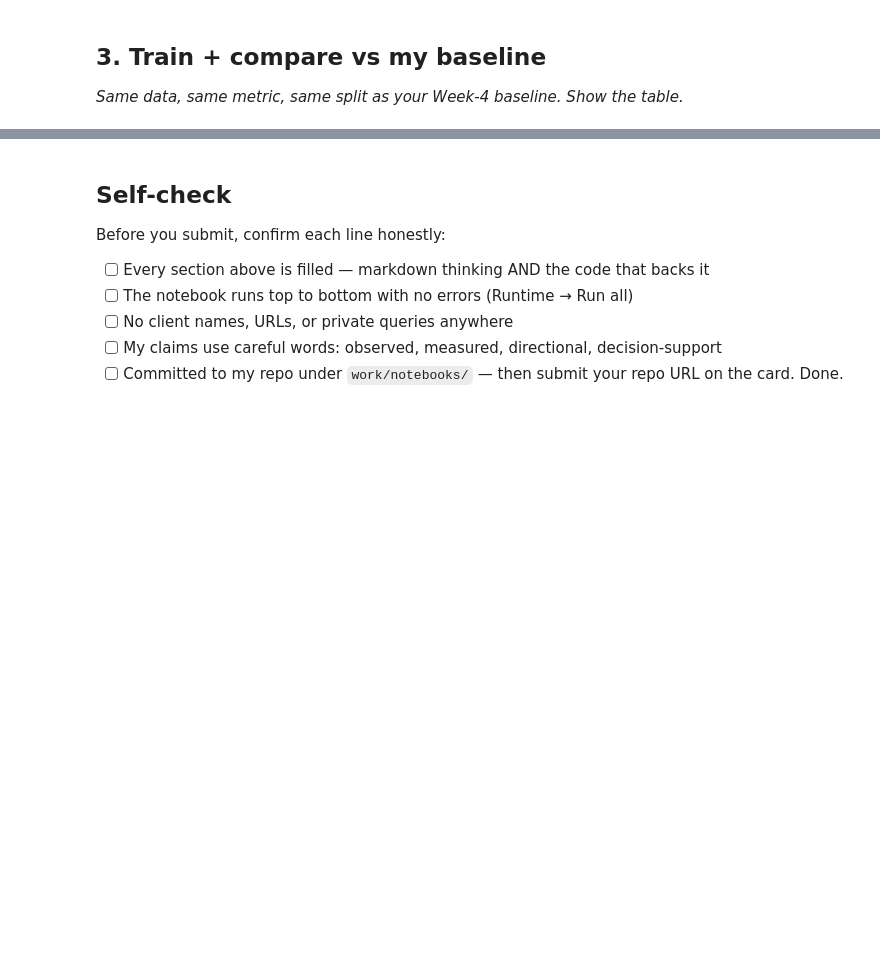
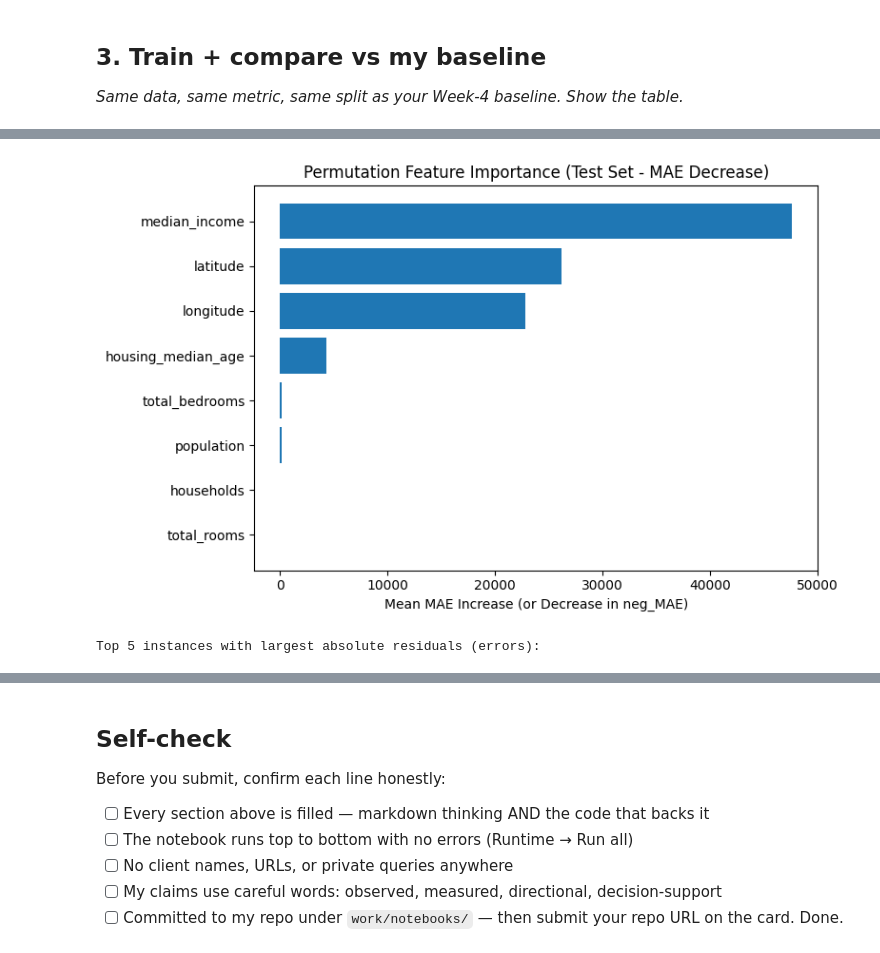
Before and after one commit to ayush0121n/flyrank-ml-assignment, a Jupyter notebook: work/notebooks/w05_model.ipynb, the cells around one changed output, grey strips where cells are left out. Cells and saved outputs as stored; diff of their text form; code cells hidden in the pictures; blank space fills up the shorter version.

```diff
--- a/work/notebooks/w05_model.ipynb
+++ b/work/notebooks/w05_model.ipynb
@@ -36,0 +121,37 @@ This skeleton is yours to fill. Work the sections **in order** — each one has
+# %%
+# This cell is for CODE (numbers, a query, a check).
+# Write your text answer in the cell ABOVE this one — typing sentences here breaks Run All.
+
+# 4a. Permutation Feature Importance
+from sklearn.ensemble import RandomForestRegressor # Ensure Regressor is imported for permutation_importance with Regressor model
+result = permutation_importance(
+    model, X_test, y_test, n_repeats=10, random_state=42, scoring='neg_mean_absolute_error' # Scoring for regression
+)
+sorted_importances_idx = result.importances_mean.argsort()
+
+plt.figure(figsize=(8, 5))
+plt.barh(
+    X_test.columns[sorted_importances_idx],
+    result.importances_mean[sorted_importances_idx],
+)
+plt.title("Permutation Feature Importance (Test Set - MAE Decrease)") # Title adjusted for regression
+plt.xlabel("Mean MAE Increase (or Decrease in neg_MAE)") # Label adjusted
+plt.tight_layout()
+plt.show()
+
+# 4b. Error Analysis
+# Identify large errors (residuals) for regression
+errors_df = X_test.copy()
+errors_df["true_target"] = y_test
+errors_df["pred_target"] = y_pred_test
+errors_df["residual"] = errors_df["true_target"] - errors_df["pred_target"]
+errors_df["abs_residual"] = errors_df["residual"].abs()
+
+print("\nTop 5 instances with largest absolute residuals (errors):")
+display(errors_df.nlargest(5, 'abs_residual'))
+
+# You can further analyze characteristics of these error-prone instances
+# For example, look at the distribution of features for high residual errors.
+# %% [output]
+[figure, added]
+Top 5 instances with largest absolute residuals (errors):
```
Also changed, not shown: parts of 11 cells of this notebook.
